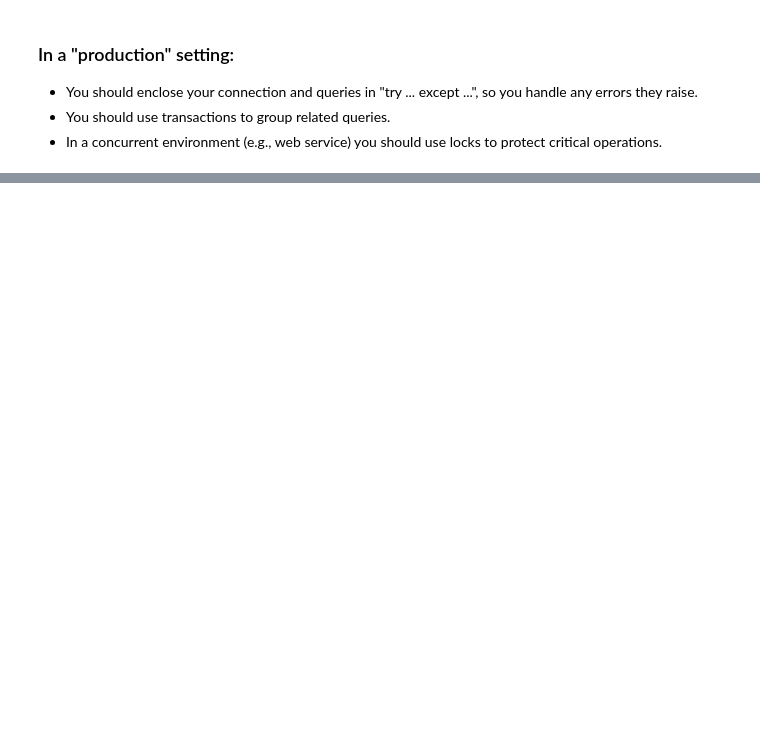
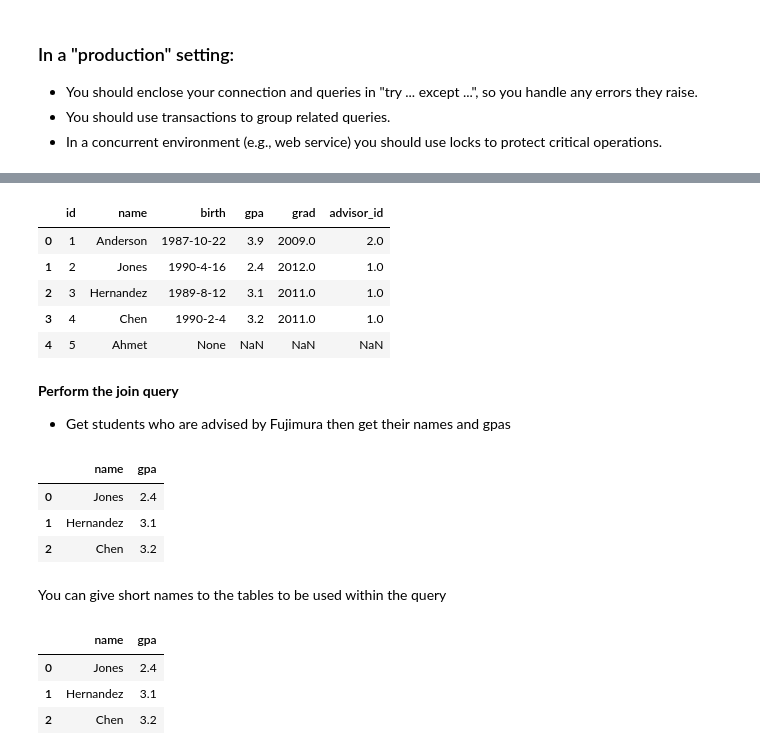
Before and after one commit to Kabilan108/drexel-coursework, a Jupyter notebook: bmes550/3_db/db.ipynb, the cells around one changed output, grey strips where cells are left out. Saved outputs shown, nothing was run; the diff lists cells and outputs as text; code cells hidden in the pictures; blank space fills up the shorter version.

```diff
--- a/bmes550/3_db/db.ipynb
+++ b/bmes550/3_db/db.ipynb
@@ -410,0 +174,15 @@ items=['apple','3','red'];
+# %%
+# We'll be doing a lot of selectiona and printing, so let's define a
+# function to do that.
+def select(query: str):
+
+    cur.execute(query);
+    rows = cur.fetchall()
+    if len(rows) == 0:
+        print("No results returned for SQL query")
+    else:
+        df = pd.DataFrame.from_records(rows)
+        df.columns = [x[0] for x in cur.description]
+        display(df)
+
+    return
@@ -410,0 +326,57 @@ items=['apple','3','red'];
+# %%
+# Add a foreign key to the students table
+conn.execute("""
+ALTER TABLE students ADD COLUMN advisor_id INTEGER;
+""");
+
+# Update the students table to set the advisor_id
+conn.execute("""
+UPDATE students
+    SET advisor_id = 2
+    WHERE id = 1;
+""");
+
+conn.execute("""
+UPDATE students
+    SET advisor_id = 1
+    WHERE id = 2 OR id = 3 or id = 4;
+""");
+
+conn.commit()
+
+select("SELECT * FROM students;")
+# %% [output]
+|  | id | name | birth | gpa | grad | advisor_id |
+| 0 | 1 | Anderson | 1987-10-22 | 3.9 | 2009.0 | 2.0 |
+| 1 | 2 | Jones | 1990-4-16 | 2.4 | 2012.0 | 1.0 |
+| 2 | 3 | Hernandez | 1989-8-12 | 3.1 | 2011.0 | 1.0 |
+| 3 | 4 | Chen | 1990-2-4 | 3.2 | 2011.0 | 1.0 |
+| 4 | 5 | Ahmet | None | NaN | NaN | NaN |
+# %% [markdown]
+**Perform the join query**
+
+- Get students who are advised by Fujimura then get their names and gpas
+# %%
+select("""
+SELECT students.name, students.gpa FROM students, advisors
+    WHERE advisors.name = 'Fujimura' AND
+          students.advisor_id = advisors.id;
+""")
+# %% [output]
+|  | name | gpa |
+| 0 | Jones | 2.4 |
+| 1 | Hernandez | 3.1 |
+| 2 | Chen | 3.2 |
+# %% [markdown]
+You can give short names to the tables to be used within the query
+# %%
+select("""
+SELECT s.name, s.gpa FROM students s, advisors a
+    WHERE a.name = 'Fujimura' AND
+          s.advisor_id = a.id;
+""")
+# %% [output]
+|  | name | gpa |
+| 0 | Jones | 2.4 |
+| 1 | Hernandez | 3.1 |
+| 2 | Chen | 3.2 |
```
Also changed, not shown: parts of 73 cells of this notebook.
